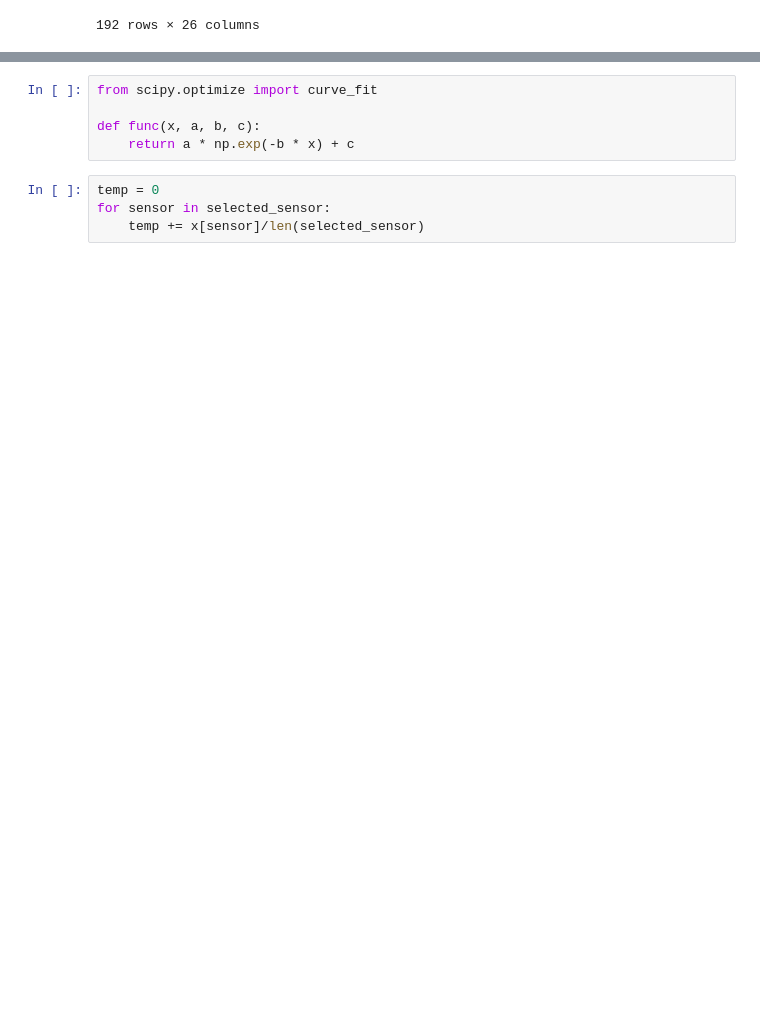
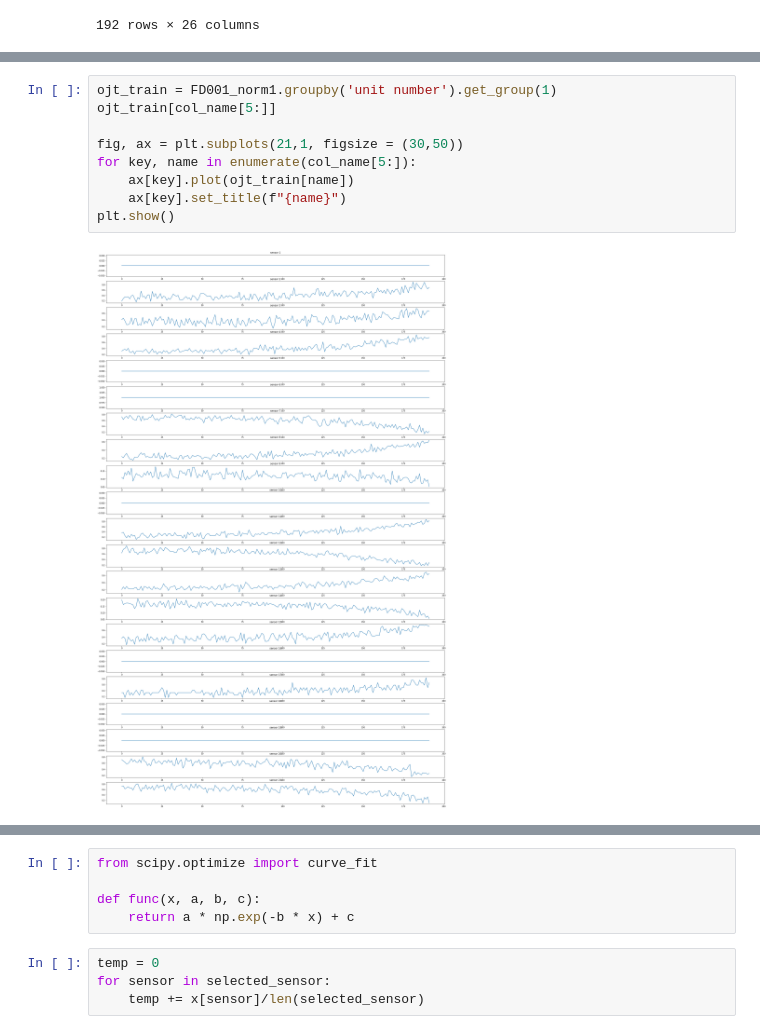
Before and after one commit to kEEPpp/PHM-Competition, a Jupyter notebook: CMAPSS/exponential regression model.ipynb, the cells around one changed output, grey strips where cells are left out. Drawn from its saved outputs; the diff is of its cells as text; blank space fills up the shorter version.

```diff
--- a/CMAPSS/exponential regression model.ipynb
+++ b/CMAPSS/exponential regression model.ipynb
@@ -74,0 +170,11 @@ x
+# %%
+ojt_train = FD001_norm1.groupby('unit number').get_group(1)
+ojt_train[col_name[5:]]
+
+fig, ax = plt.subplots(21,1, figsize = (30,50))
+for key, name in enumerate(col_name[5:]):
+    ax[key].plot(ojt_train[name])
+    ax[key].set_title(f"{name}")
+plt.show()
+# %% [output]
+[figure, added]
```
Also changed, not shown: parts of 14 cells of this notebook, 1 other file.
